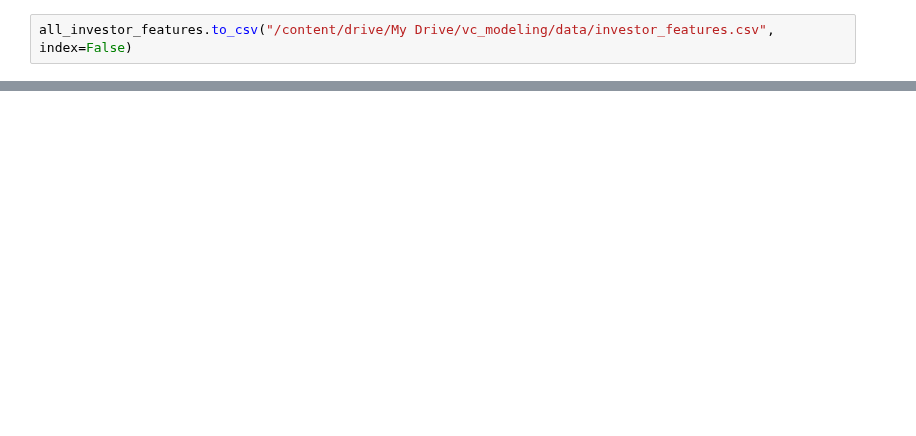
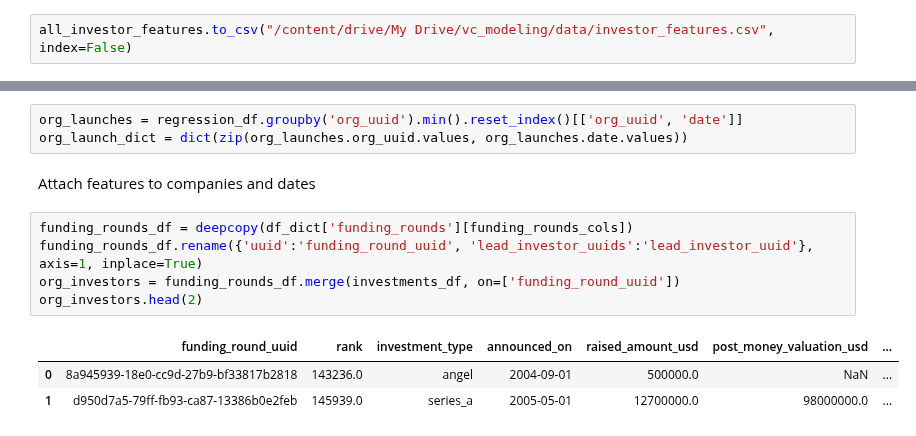
Before and after one commit to siddtheshah/vc_modeling, a Jupyter notebook: create_investor_features.ipynb, the cells around one changed output, grey strips where cells are left out. Saved outputs shown, nothing was run; the diff lists cells and outputs as text; blank space fills up the shorter version.

```diff
--- a/create_investor_features.ipynb
+++ b/create_investor_features.ipynb
@@ -364,0 +421,14 @@ all_investor_features.to_csv("/content/drive/My Drive/vc_modeling/data/investor_
+# %%
+org_launches = regression_df.groupby('org_uuid').min().reset_index()[['org_uuid', 'date']]
+org_launch_dict = dict(zip(org_launches.org_uuid.values, org_launches.date.values))
+# %% [markdown]
+Attach features to companies and dates
+# %%
+funding_rounds_df = deepcopy(df_dict['funding_rounds'][funding_rounds_cols])
+funding_rounds_df.rename({'uuid':'funding_round_uuid', 'lead_investor_uuids':'lead_investor_uuid'}, axis=1, inplace=True)
+org_investors = funding_rounds_df.merge(investments_df, on=['funding_round_uuid'])
+org_investors.head(2)
+# %% [output]
+|  | funding_round_uuid | rank | investment_type | announced_on | raised_amount_usd | post_money_valuation_usd | ... |
+| 0 | 8a945939-18e0-cc9d-27b9-bf33817b2818 | 143236.0 | angel | 2004-09-01 | 500000.0 | NaN | ... |
+| 1 | d950d7a5-79ff-fb93-ca87-13386b0e2feb | 145939.0 | series_a | 2005-05-01 | 12700000.0 | 98000000.0 | ... |
```
Also changed, not shown: parts of 13 cells of this notebook.
